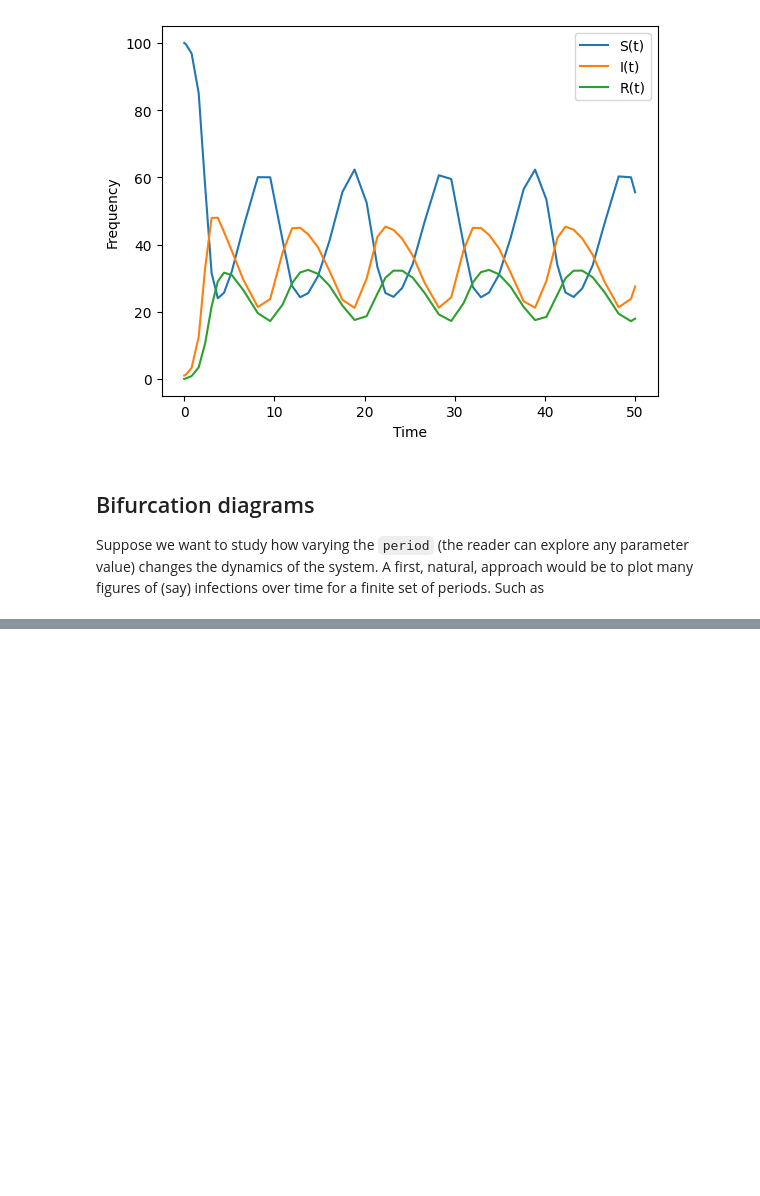
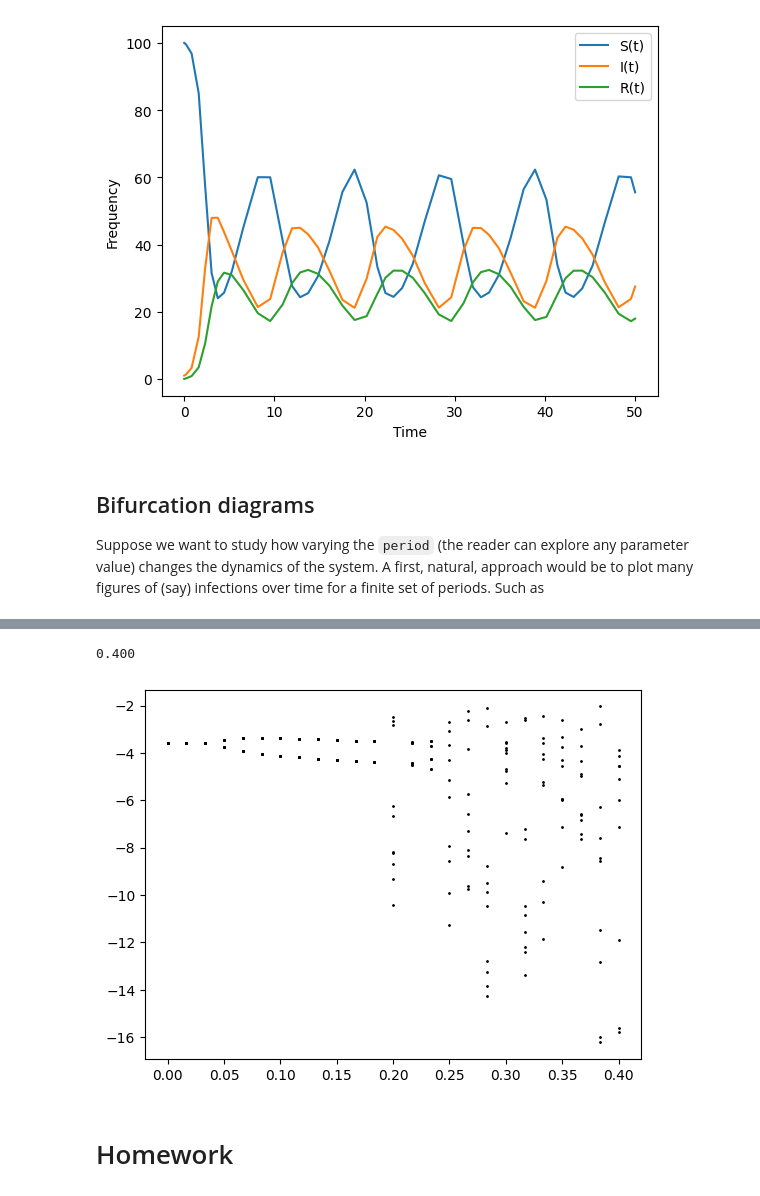
Before and after one commit to computationalUncertaintyLab/outbreak_book, a Jupyter notebook: outbreak_science/temp_forcing.ipynb, the cells around one changed output, grey strips where cells are left out. Cells and saved outputs as stored; diff of their text form; code cells hidden in the pictures; blank space fills up the shorter version.

```diff
--- a/outbreak_science/temp_forcing.ipynb
+++ b/outbreak_science/temp_forcing.ipynb
@@ -442,0 +433,28 @@ plt.show()
+# %%
+from scipy.signal import find_peaks
+import sys
+
+amplitudes = np.linspace(0,0.4,25)
+
+fig,ax = plt.subplots()
+
+for amplitude in amplitudes:
+    sys.stdout.write("\r{:.3f}\r".format(amplitude))
+
+    times,infectors = explore_amplitude_parameter(amplitude)
+
+    infectors_after_one_year = infectors[-10*365:]
+
+    samples_every_year = infectors_after_one_year[::365] # every 365th day
+    n_years = len(samples_every_year)
+
+    ax.scatter( [amplitude]*n_years, np.log10(samples_every_year) ,s=1, color="black" )
+
+ax.set_xlabel("Amplitude")
+ax.set_ylabel("log(proportion of infectors)")
+plt.show()
+# %% [output]
+0.400
+[figure, added]
+# %% [markdown]
+# Homework
```
Also changed, not shown: parts of 1 cell of this notebook.
